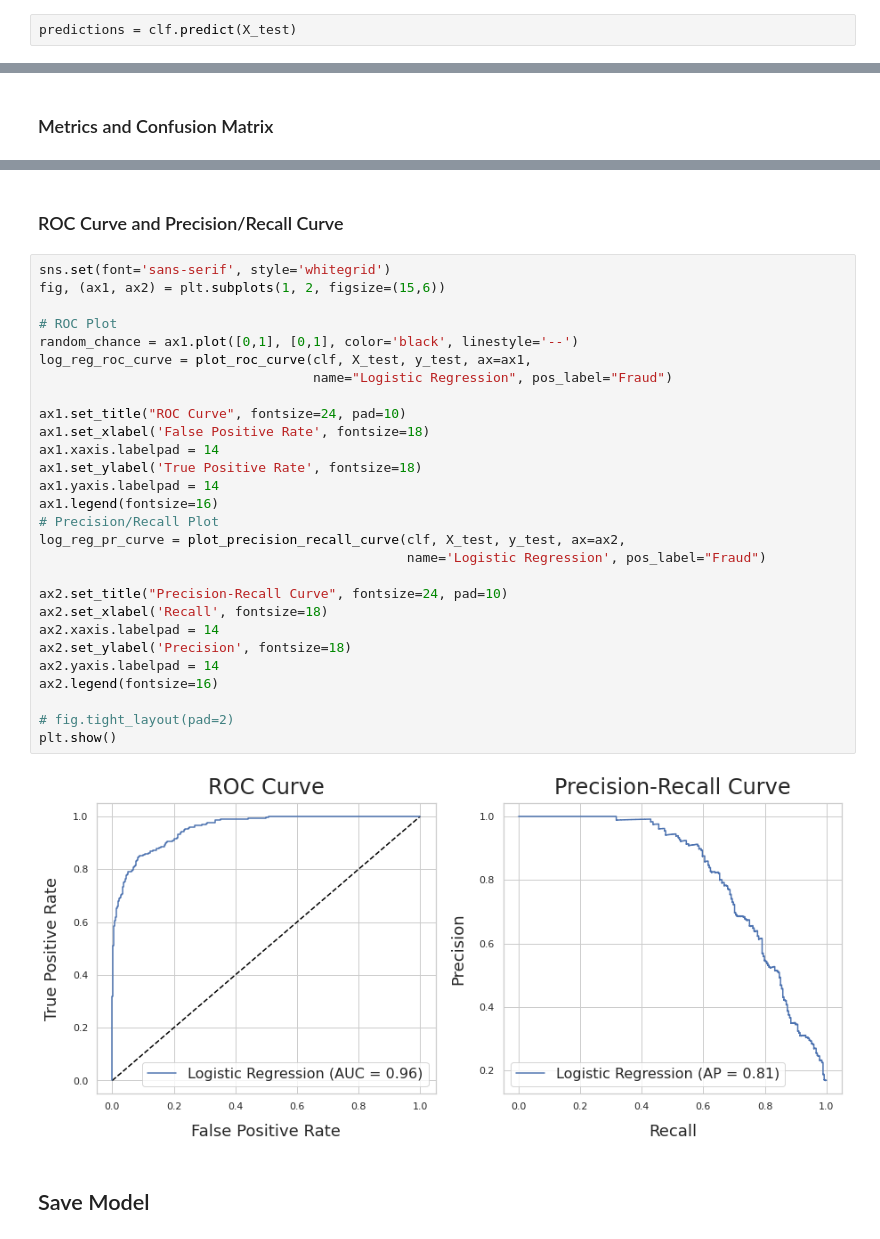
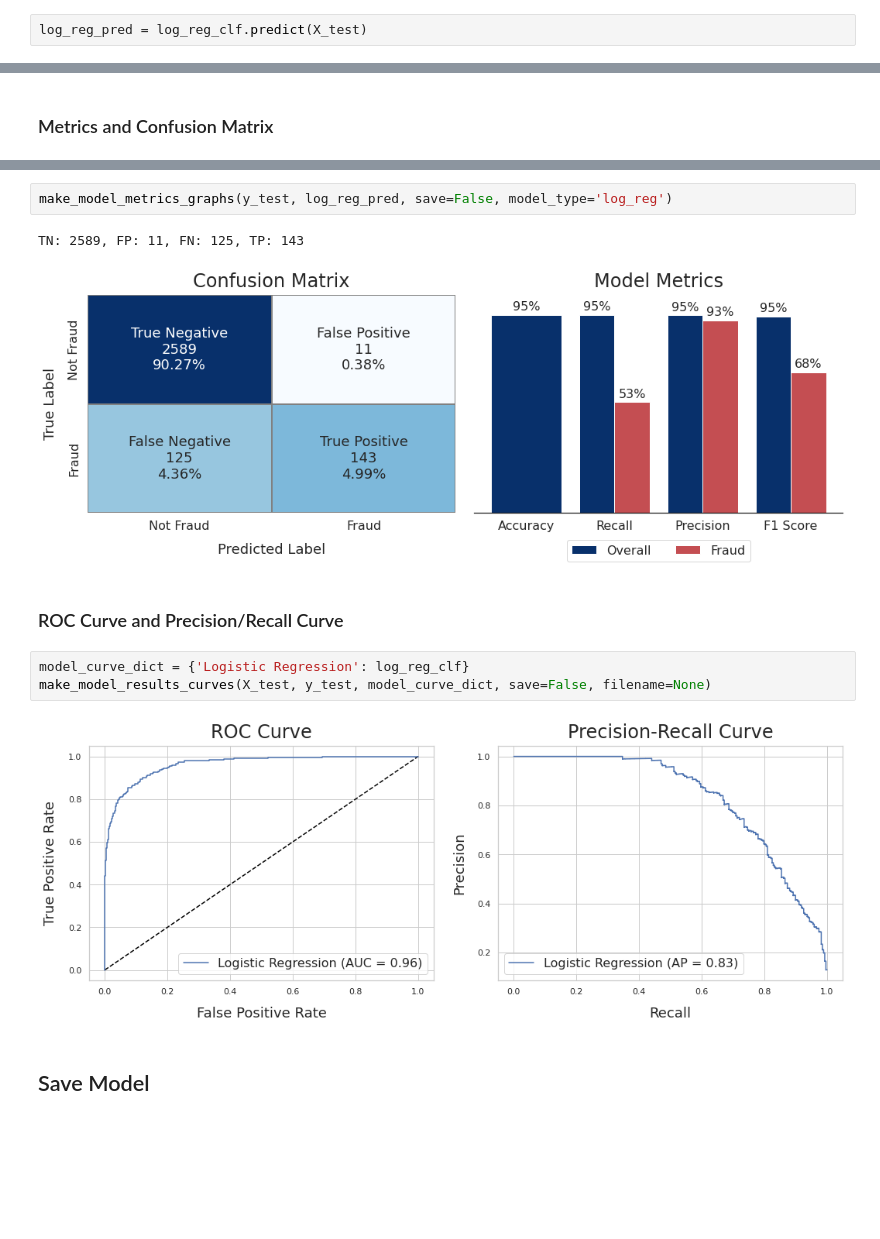
Before and after one commit to jeffjohannsen/Fraud_Detection, a Jupyter notebook: notebooks/a2_Model_Testing_Metrics_and_Interpretation.ipynb, the cells around one changed output, grey strips where cells are left out. Drawn from its saved outputs; the diff is of its cells as text; blank space fills up the shorter version.

```diff
--- a/notebooks/a2_Model_Testing_Metrics_and_Interpretation.ipynb
+++ b/notebooks/a2_Model_Testing_Metrics_and_Interpretation.ipynb
@@ -311,7 +421,7 @@ clf.fit(X_train, y_train)
 LogisticRegression(C=1, class_weight='balanced', max_iter=10000, random_state=7,
                    solver='newton-cg')
 # %%
-predictions = clf.predict(X_test)
+log_reg_pred = log_reg_clf.predict(X_test)
 # %% [markdown]
 ## Model Results
 # %%
@@ -465,35 +483,15 @@ plt.show()
+# %%
+make_model_metrics_graphs(y_test, log_reg_pred, save=False, model_type='log_reg')
+# %% [output]
+TN: 2589, FP: 11, FN: 125, TP: 143
+[figure, added]
 # %% [markdown]
 ### ROC Curve and Precision/Recall Curve
-# %%
-sns.set(font='sans-serif', style='whitegrid')
-fig, (ax1, ax2) = plt.subplots(1, 2, figsize=(15,6))
-
-# ROC Plot
-random_chance = ax1.plot([0,1], [0,1], color='black', linestyle='--')
-log_reg_roc_curve = plot_roc_curve(clf, X_test, y_test, ax=ax1,
-                                   name="Logistic Regression", pos_label="Fraud")
-
-ax1.set_title("ROC Curve", fontsize=24, pad=10)
-ax1.set_xlabel('False Positive Rate', fontsize=18)
-ax1.xaxis.labelpad = 14
-ax1.set_ylabel('True Positive Rate', fontsize=18)
-ax1.yaxis.labelpad = 14
-ax1.legend(fontsize=16)
-# Precision/Recall Plot
-log_reg_pr_curve = plot_precision_recall_curve(clf, X_test, y_test, ax=ax2,
-                                               name='Logistic Regression', pos_label="Fraud")
-
-ax2.set_title("Precision-Recall Curve", fontsize=24, pad=10)
-ax2.set_xlabel('Recall', fontsize=18)
-ax2.xaxis.labelpad = 14
-ax2.set_ylabel('Precision', fontsize=18)
-ax2.yaxis.labelpad = 14
-ax2.legend(fontsize=16)
-
-# fig.tight_layout(pad=2)
-plt.show()
-# %% [output]
-[figure, removed]
+# %%
+model_curve_dict = {'Logistic Regression': log_reg_clf}
+make_model_results_curves(X_test, y_test, model_curve_dict, save=False, filename=None)
+# %% [output]
+[figure, added]
 # %% [markdown]
 ## Save Model
 # %%
```
Also changed, not shown: parts of 19 cells of this notebook, 3 other files.
